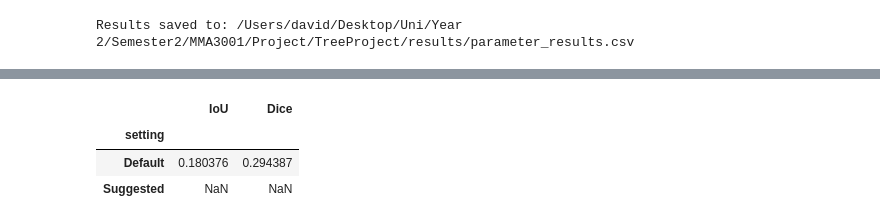
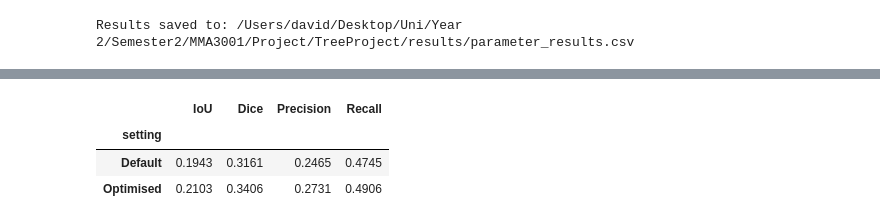
Before and after one commit to David-Hayes747/TreeProject, a Jupyter notebook: notebooks/04_parameter_optimisation.ipynb, the cells around one changed output, grey strips where cells are left out. Saved outputs shown, nothing was run; the diff lists cells and outputs as text; code cells hidden in the pictures.

```diff
--- a/notebooks/04_parameter_optimisation.ipynb
+++ b/notebooks/04_parameter_optimisation.ipynb
@@ -30,8 +38,8 @@ default_parameters = {
 
 # Parameter values to test
 parameter_tests = {
-    "depth_threshold": [80, 100, 120, 140, 160],
-    "colour_threshold": [10, 14, 18, 22, 26],
-    "dilation_iterations": [1, 3, 5, 7, 9],
-    "ground_threshold": [0.5, 0.6, 0.7, 0.8, 0.9]
+    "depth_threshold": [110, 115, 120, 125, 130],
+    "colour_threshold": [14, 16, 18, 20, 22],
+    "dilation_iterations": [3, 4, 5, 6, 7],
+    "ground_threshold": [0.5, 0.55, 0.6, 0.65, 0.7]
 }
@@ -225,7 +269,7 @@ tree_ids = sorted(set(
 print("Number of trees:", len(tree_ids))
 
 # Set to 10 for testing, or None for the full dataset
-max_trees = 40
+max_trees = 10
 
 if max_trees is not None:
     tree_ids = tree_ids[:max_trees]
@@ -475,4 +565,5 @@ for parameter in parameter_tests:
 # %%
+
 print("BEST PARAMETERS ACROSS THE DATASET")
 print("-" * 50)
 
@@ -490,7 +581,11 @@ for parameter in parameter_tests:
 
     best = data.loc[data["mean_IoU"].idxmax()]
 
-    best_parameters[parameter] = best["value"]
+    # Save the optimised parameter value
+    if parameter == "dilation_iterations":
+        best_parameters[parameter] = int(best["value"])
+    else:
+        best_parameters[parameter] = float(best["value"])
 
     print(
         f"{parameter}: {best['value']} "
@@ -513,12 +618,21 @@ Suggested parameters:
 # %%
+
+# Use more trees for the final comparison
+comparison_tree_ids = sorted(set(
+    file.name[:6]
+    for file in dataset.data_dir.glob("*.png")
+))[:40]
+
 comparison_results = []
 
 parameter_sets = {
     "Default": default_parameters,
-    "Suggested": best_parameters
+    "Optimised": best_parameters
 }
 
-for tree_id in tree_ids:
+metrics_columns = ["IoU", "Dice", "Precision", "Recall"]
+
+for tree_id in comparison_tree_ids:
 
     tree = dataset.get_tree(tree_id)
 
@@ -529,14 +643,13 @@ for tree_id in tree_ids:
             "setting": setting_name,
             "IoU": np.nan,
             "Dice": np.nan,
+            "Precision": np.nan,
+            "Recall": np.nan,
             "status": "failed"
         }
 
         try:
-            prediction = treeIso(
-                tree_id,
-                **parameters
-            )
+            prediction = treeIso(tree_id, **parameters)
 
             gt_aligned, _, _ = align_tree(
                 prediction,
@@ -553,15 +666,51 @@ for tree_id in tree_ids:
             result["status"] = "success"
 
         except Exception as e:
-            result["status"] = str(e)
+            result["status"] = f"failed: {e}"
 
         comparison_results.append(result)
 
 df_comparison = pd.DataFrame(comparison_results)
 
+# Number of successful evaluations for each setting
+print("Successful evaluations:")
 display(
-    df_comparison.groupby("setting")[
-        ["IoU", "Dice"]
-    ].mean()
+    df_comparison.groupby("setting")["IoU"].count()
 )
+
+# Only compare trees where BOTH settings succeeded
+valid = df_comparison.pivot(
+    index="tree_id",
+    columns="setting",
+    values="IoU"
+).dropna().index
+
+df_matched = df_comparison[
+    df_comparison["tree_id"].isin(valid)
+]
+
+print(f"Trees successfully evaluated by both: {len(valid)}")
+
+# Calculate average scores
+comparison_summary = (
+    df_matched.groupby("setting")[metrics_columns]
+    .mean()
+)
+
+display(comparison_summary.round(4))
+
+# Calculate improvement
+if len(valid) > 0:
+    default_iou = comparison_summary.loc["Default", "IoU"]
+    optimised_iou = comparison_summary.loc["Optimised", "IoU"]
+
+    improvement = optimised_iou - default_iou
+
+    print(f"Original mean IoU: {default_iou:.4f}")
+    print(f"Optimised mean IoU: {optimised_iou:.4f}")
+    print(f"Absolute IoU change: {improvement:+.4f}")
+
+    if default_iou > 0:
+        percentage = 100 * improvement / default_iou
+        print(f"Relative change: {percentage:+.2f}%")
 # %% [output]
@@ -568,4 +723,4 @@ display(
-|  | IoU | Dice |
-| setting |  |  |
-| Default | 0.180376 | 0.294387 |
-| Suggested | NaN | NaN |
+|  | IoU | Dice | Precision | Recall |
+| setting |  |  |  |  |
+| Default | 0.1943 | 0.3161 | 0.2465 | 0.4745 |
+| Optimised | 0.2103 | 0.3406 | 0.2731 | 0.4906 |
```
Also changed, not shown: parts of 26 cells of this notebook, 3 other files.
